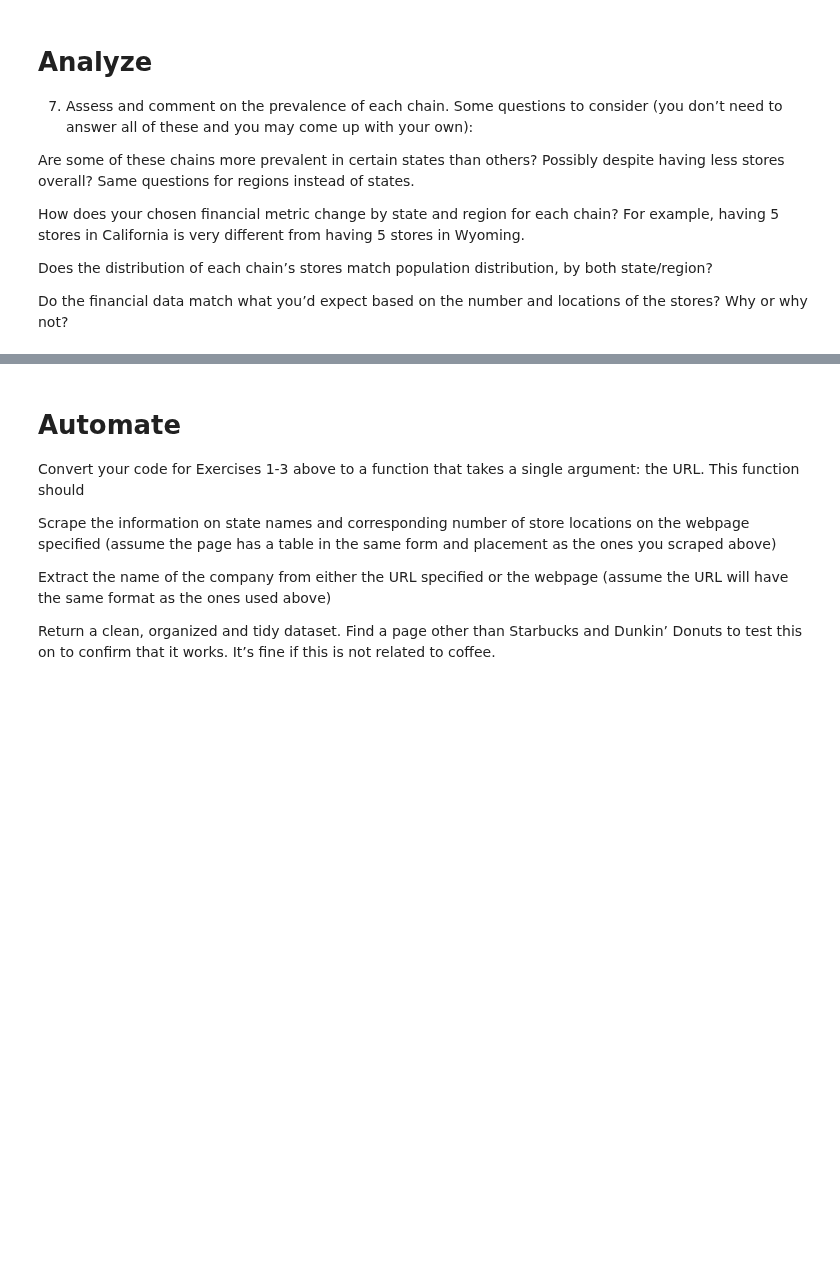
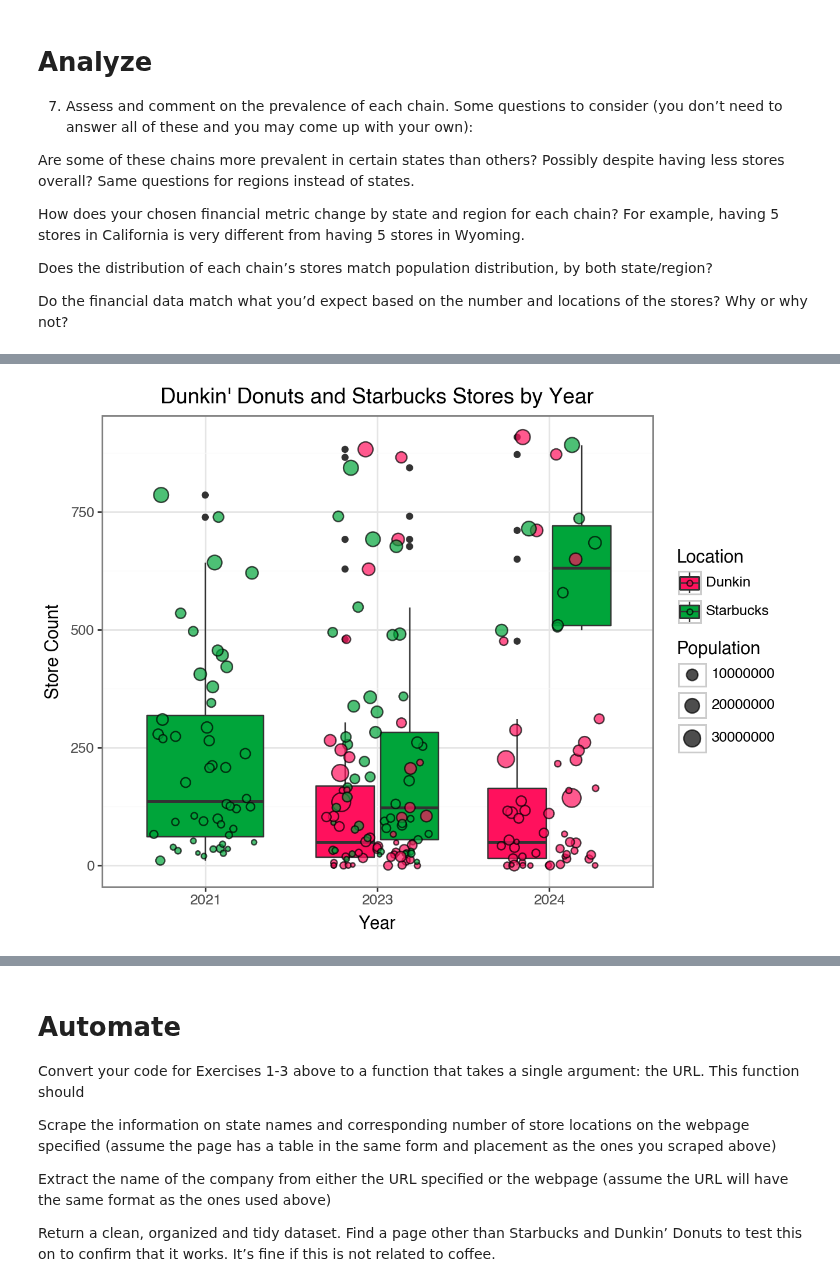
Before and after one commit to chloefeehan/GSB544, a Jupyter notebook: Labs/Lab4/Lab4.ipynb, the cells around one changed output, grey strips where cells are left out. Cells and saved outputs as stored; diff of their text form; code cells hidden in the pictures; blank space fills up the shorter version.

```diff
--- a/Labs/Lab4/Lab4.ipynb
+++ b/Labs/Lab4/Lab4.ipynb
@@ -257,0 +361,11 @@ Do the financial data match what you’d expect based on the number and location
+# %%
+(ggplot(all_data, aes(x='factor(year)', y='store_count', fill='location'))
+ + geom_boxplot(outlier_shape = None)
+ + geom_jitter(aes(size='population', fill = "location"), alpha=0.7, width=0.3)
+ + labs(x="Year", y="Store Count",
+        title="Dunkin' Donuts and Starbucks Stores by Year", fill="Location", size = "Population")
+ + scale_fill_manual(values=["#ff115d", "#00a53a"])
+ + theme_bw()
+)
+# %% [output]
+[figure, added]
```
Also changed, not shown: parts of 26 cells of this notebook.
